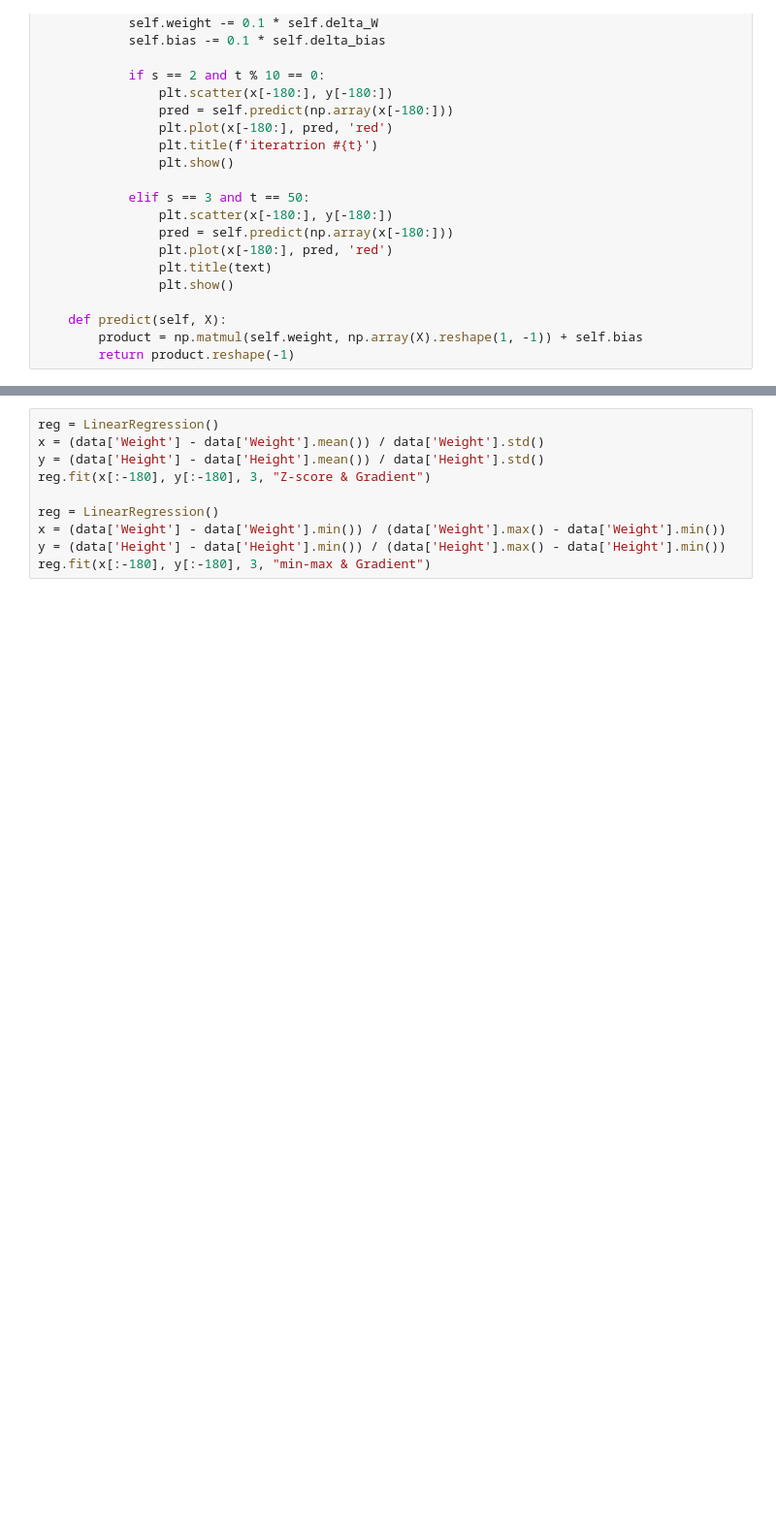
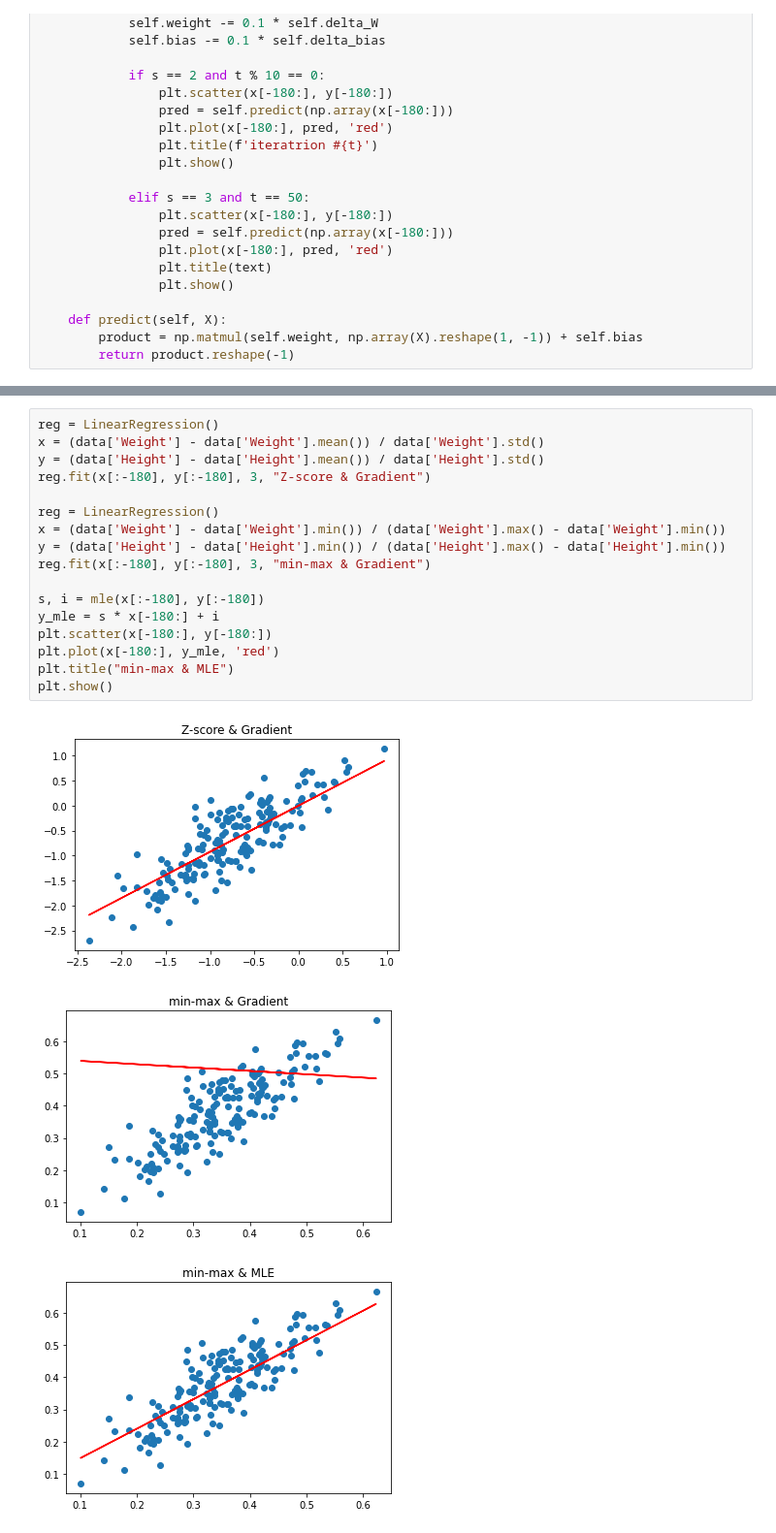
Before and after one commit to Tringles/2022-1-ML, a Jupyter notebook: week9/[HW]Week9_12171697_정종민.ipynb, the cells around one changed output, grey strips where cells are left out. Shown: that part at 97% size. Saved outputs shown, nothing was run; the diff lists cells and outputs as text; blank space fills up the shorter version.

```diff
--- a/week9/[HW]Week9_12171697_정종민.ipynb
+++ b/week9/[HW]Week9_12171697_정종민.ipynb
@@ -70,10 +98,21 @@ reg.fit(x[:-180], y[:-180], 2)
 # %%
 reg = LinearRegression()
 x = (data['Weight'] - data['Weight'].mean()) / data['Weight'].std()
 y = (data['Height'] - data['Height'].mean()) / data['Height'].std()
 reg.fit(x[:-180], y[:-180], 3, "Z-score & Gradient")
 
 reg = LinearRegression()
 x = (data['Weight'] - data['Weight'].min()) / (data['Weight'].max() - data['Weight'].min())
 y = (data['Height'] - data['Height'].min()) / (data['Height'].max() - data['Height'].min())
 reg.fit(x[:-180], y[:-180], 3, "min-max & Gradient")
+
+s, i = mle(x[:-180], y[:-180])
+y_mle = s * x[-180:] + i
+plt.scatter(x[-180:], y[-180:])
+plt.plot(x[-180:], y_mle, 'red')
+plt.title("min-max & MLE")
+plt.show()
+# %% [output]
+[figure, added]
+[figure, added]
+[figure, added]
```
Also changed, not shown: parts of 4 cells of this notebook.
